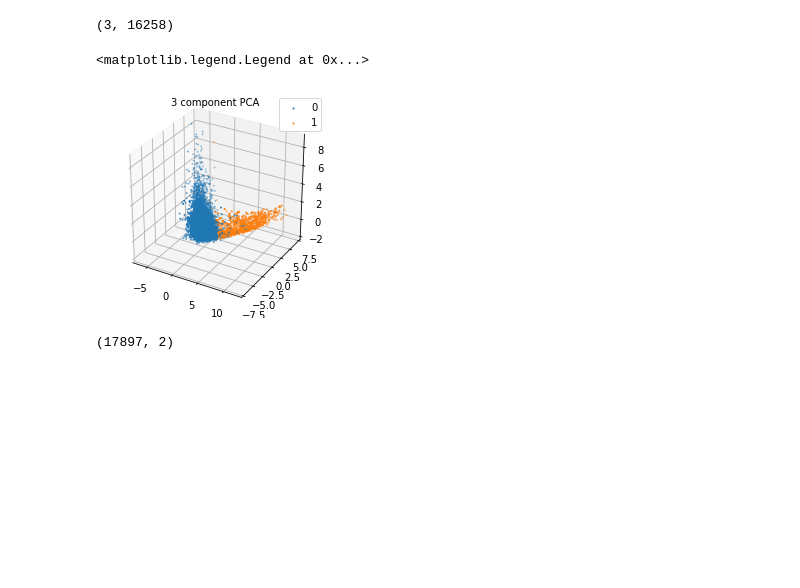
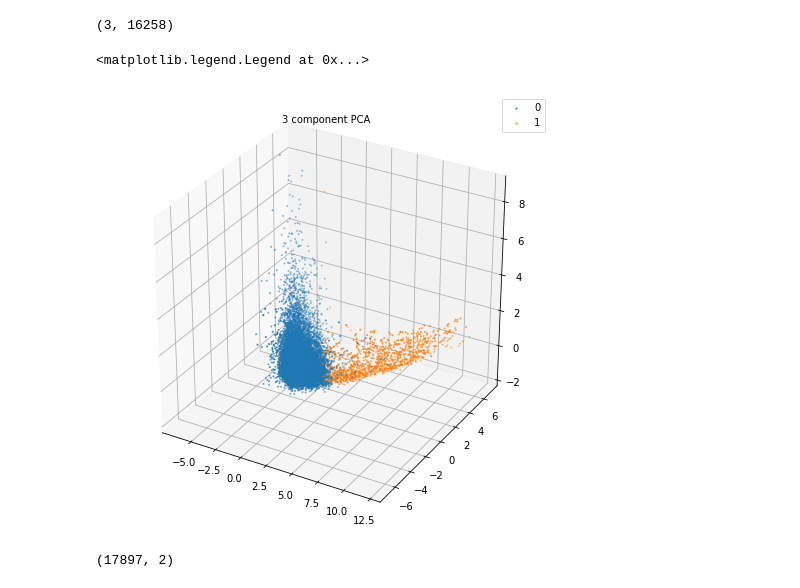
Before and after one commit to Kriti2801/DSAproject, a Jupyter notebook: visualisation.ipynb, the cells around one changed output. Saved outputs shown, nothing was run; the diff lists cells and outputs as text; code cells hidden in the pictures; blank space fills up the shorter version.

```diff
--- a/visualisation.ipynb
+++ b/visualisation.ipynb
@@ -50,19 +50,19 @@ final_0.shape
 # %% [output]
 (3, 16258)
 # %%
-fig = plt.figure(figsize=(4,4))
+fig = plt.figure(figsize=(8,8))
 ax = fig.add_subplot(111, projection='3d')
 ax.set_title('3 component PCA', fontsize = 10)
 Axes3D.scatter(ax,xs=final_0[0], ys=final_0[1],zs= final_0[2],label='0',s=1)
 Axes3D.scatter(ax,xs=final_1[0], ys=final_1[1],zs= final_1[2],label='1',s=1)
 # ax.set_xlabel('PCA Component 1')
 # ax.set_ylabel('PCA Component 2')
 # ax.set_zlabel('PCA Component 3')
 ax.legend()
 # plt.savefig('3_component_PCA')
 # %% [output]
 <matplotlib.legend.Legend at 0x...>
-[figure, old version]
+[figure, new version]
 # %%
 pca = PCA(n_components=2)
 principalComponents = pca.fit_transform(x)
```
Also changed, not shown: parts of 1 cell of this notebook, 26 other files.
